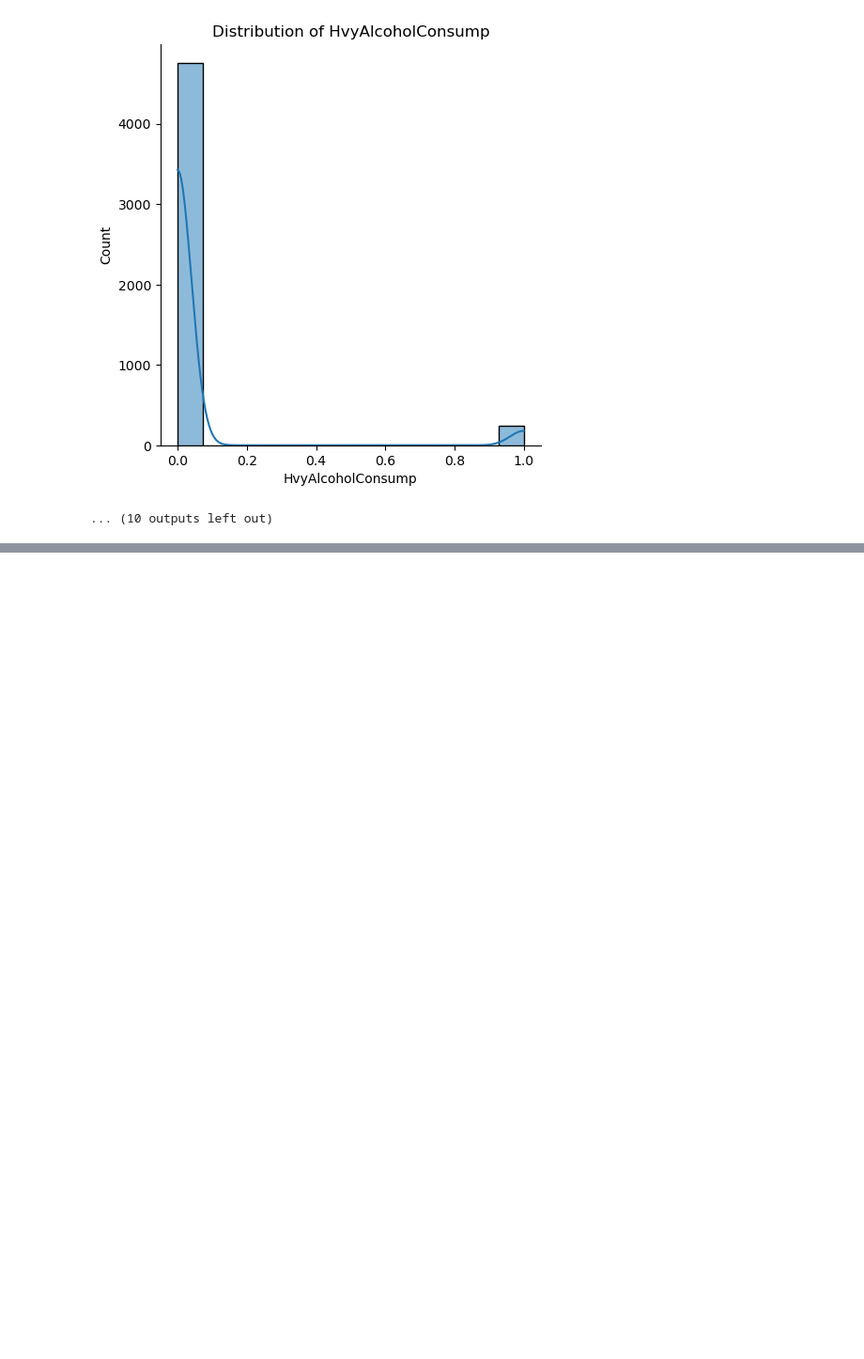
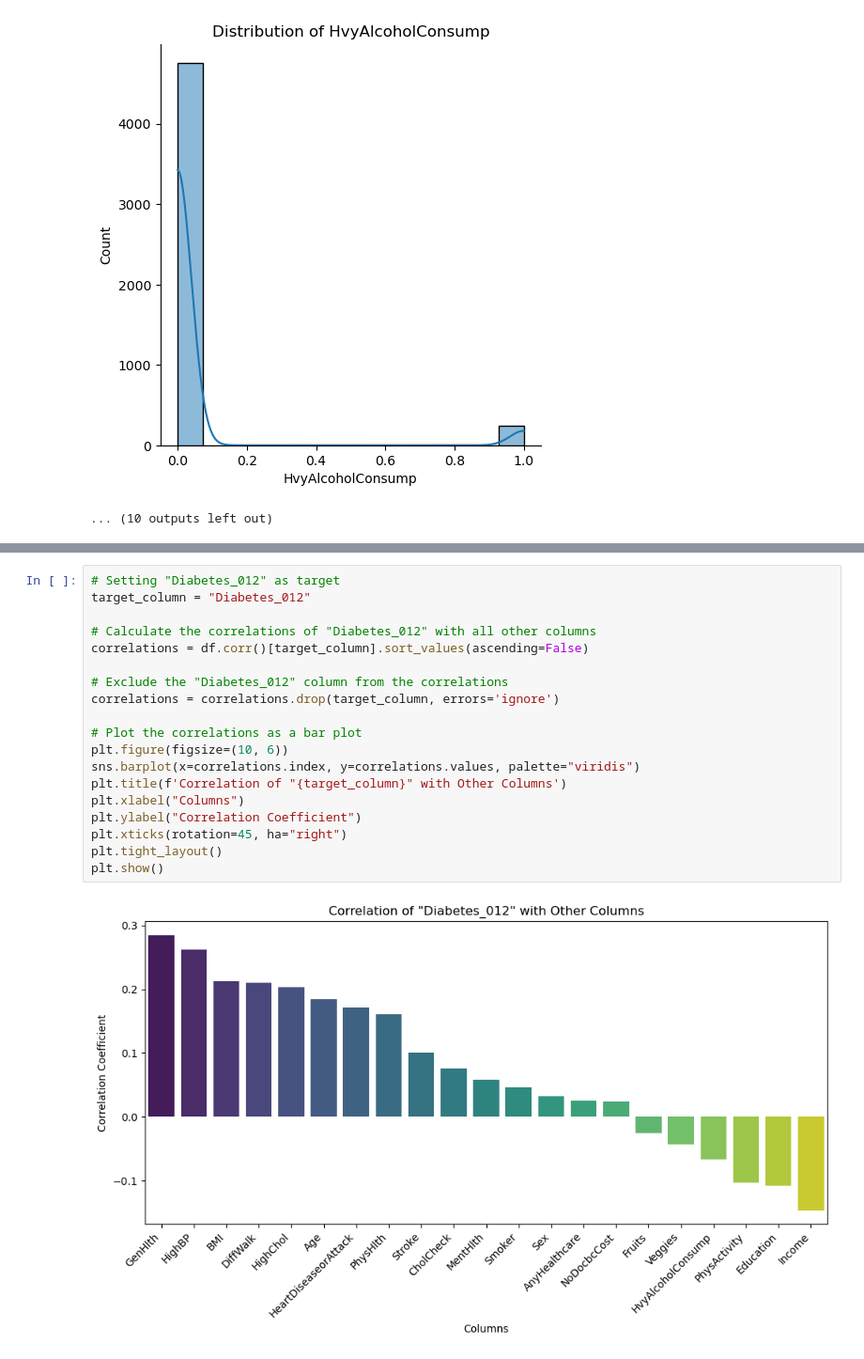
Before and after one commit to numanyusf/Diabetes-Dataset-EDA, a Jupyter notebook: ml6-ds-proj-2.ipynb, the cells around one changed output, grey strips where cells are left out. Shown at 94% size. Saved outputs shown, nothing was run; the diff lists cells and outputs as text; blank space fills up the shorter version.

```diff
--- a/ml6-ds-proj-2.ipynb
+++ b/ml6-ds-proj-2.ipynb
@@ -174,0 +196,21 @@ plt.show()
+# %%
+# Setting "Diabetes_012" as target
+target_column = "Diabetes_012"
+
+# Calculate the correlations of "Diabetes_012" with all other columns
+correlations = df.corr()[target_column].sort_values(ascending=False)
+
+# Exclude the "Diabetes_012" column from the correlations
+correlations = correlations.drop(target_column, errors='ignore')
+
+# Plot the correlations as a bar plot
+plt.figure(figsize=(10, 6))
+sns.barplot(x=correlations.index, y=correlations.values, palette="viridis")
+plt.title(f'Correlation of "{target_column}" with Other Columns')
+plt.xlabel("Columns")
+plt.ylabel("Correlation Coefficient")
+plt.xticks(rotation=45, ha="right")
+plt.tight_layout()
+plt.show()
+# %% [output]
+[figure, added]
```
Also changed, not shown: parts of 2 cells of this notebook.
